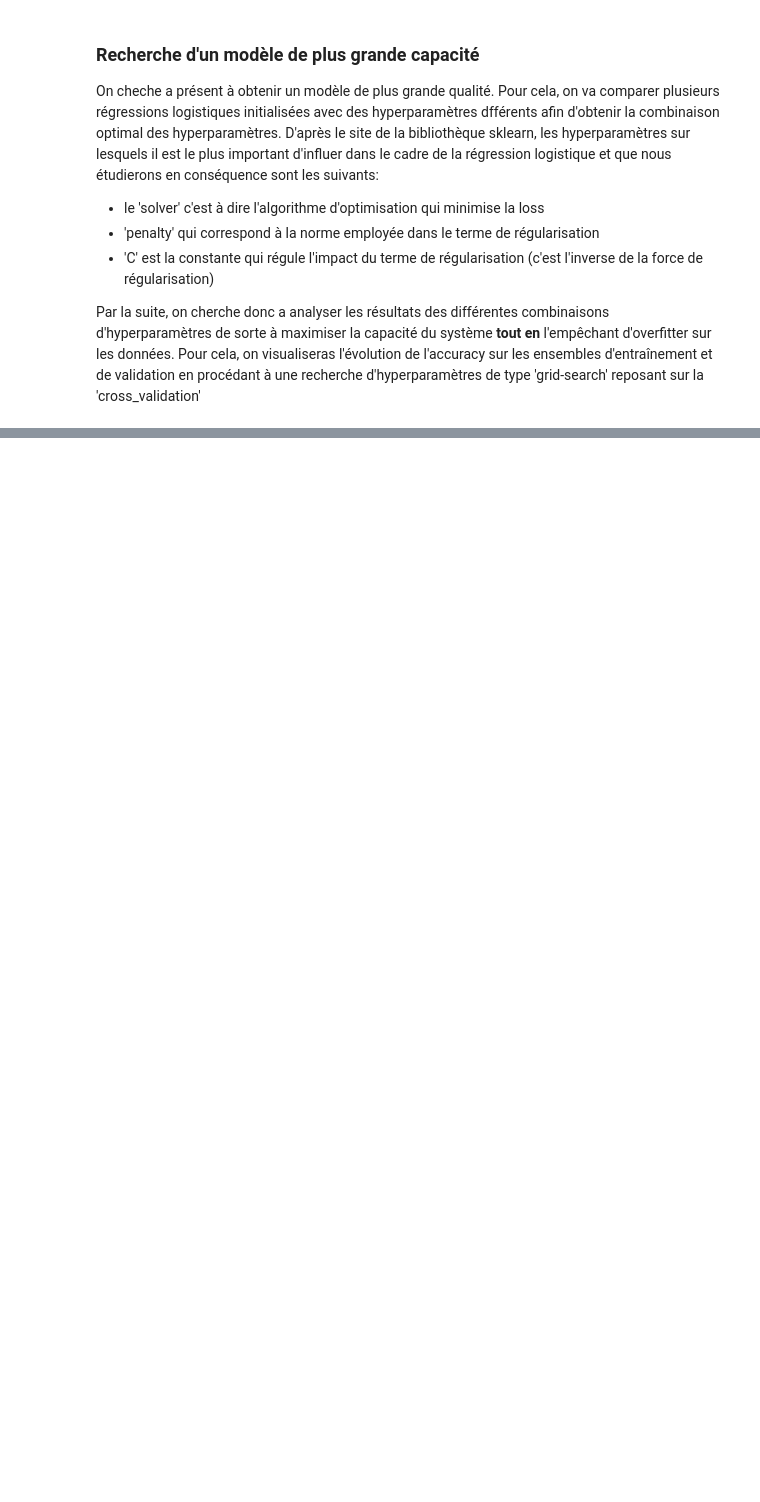
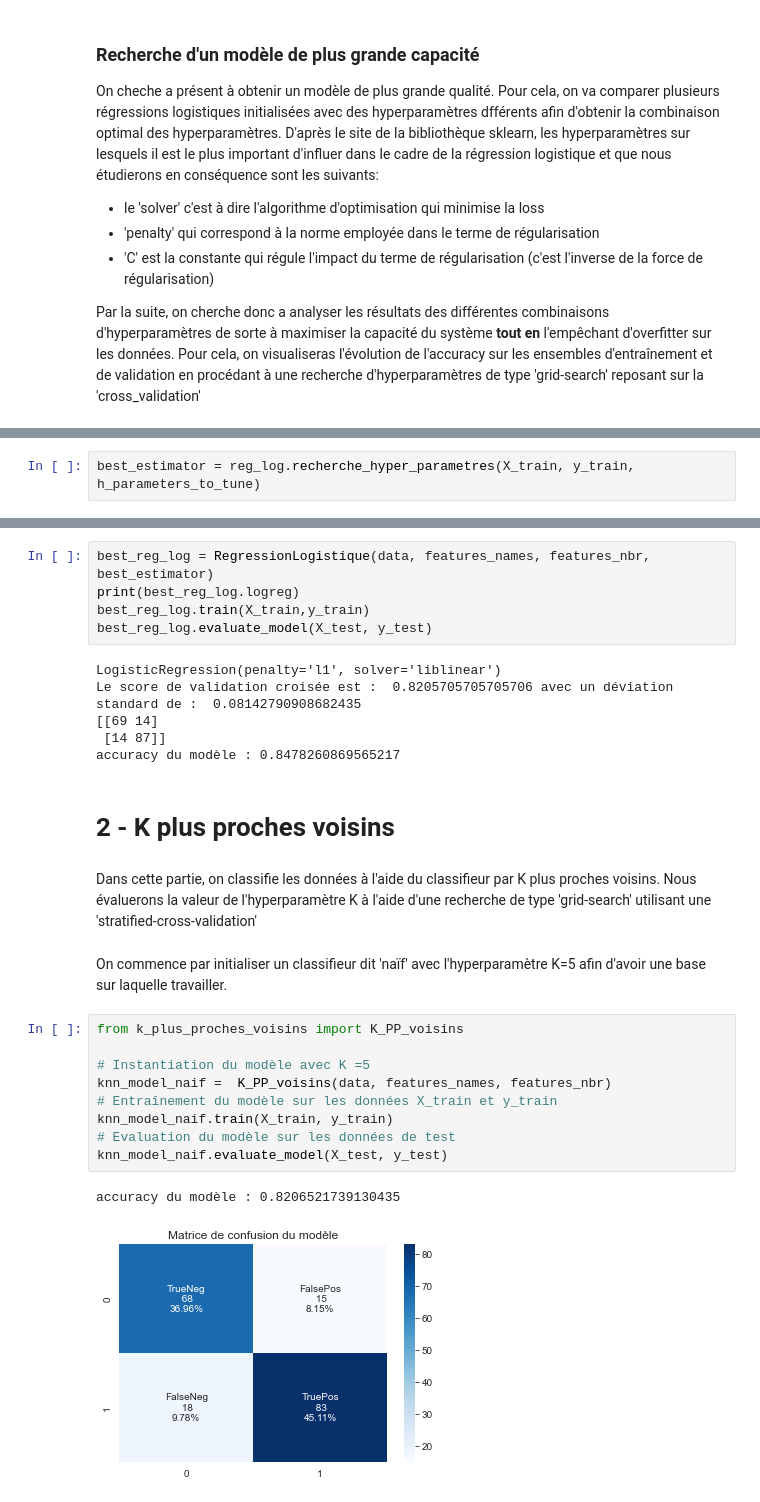
Before and after one commit to MorganChabaudENSSAT/projet_ift712, a Jupyter notebook: Projet IFT712.ipynb, the cells around one changed output, grey strips where cells are left out. Drawn from its saved outputs; the diff is of its cells as text; blank space fills up the shorter version.

```diff
--- a/Projet IFT712.ipynb
+++ b/Projet IFT712.ipynb
@@ -219,0 +232,2 @@ best_reg_log.score(X_test, y_test) #Performance du modèle en vrai
+# %%
+best_estimator = reg_log.recherche_hyper_parametres(X_train, y_train, h_parameters_to_tune)
@@ -219,0 +254,30 @@ best_reg_log.score(X_test, y_test) #Performance du modèle en vrai
+# %%
+best_reg_log = RegressionLogistique(data, features_names, features_nbr, best_estimator)
+print(best_reg_log.logreg)
+best_reg_log.train(X_train,y_train)
+best_reg_log.evaluate_model(X_test, y_test)
+# %% [output]
+LogisticRegression(penalty='l1', solver='liblinear')
+Le score de validation croisée est :  0.8205705705705706 avec un déviation standard de :  0.08142790908682435
+[[69 14]
+ [14 87]]
+accuracy du modèle : 0.8478260869565217
+# %% [markdown]
+# 2 - K plus proches voisins
+# %% [markdown]
+Dans cette partie, on classifie les données à l'aide du classifieur par K plus proches voisins.
+Nous évaluerons la valeur de l'hyperparamètre K à l'aide d'une recherche de type 'grid-search' utilisant une 'stratified-cross-validation'
+# %% [markdown]
+On commence par initialiser un classifieur dit 'naïf' avec l'hyperparamètre K=5 afin d'avoir une base sur laquelle travailler.
+# %%
+from k_plus_proches_voisins import K_PP_voisins
+
+# Instantiation du modèle avec K =5
+knn_model_naif =  K_PP_voisins(data, features_names, features_nbr)
+# Entraînement du modèle sur les données X_train et y_train
+knn_model_naif.train(X_train, y_train)
+# Evaluation du modèle sur les données de test
+knn_model_naif.evaluate_model(X_test, y_test)
+# %% [output]
+accuracy du modèle : 0.8206521739130435
+[figure, added]
```
Also changed, not shown: parts of 41 cells of this notebook, 1 other file.
